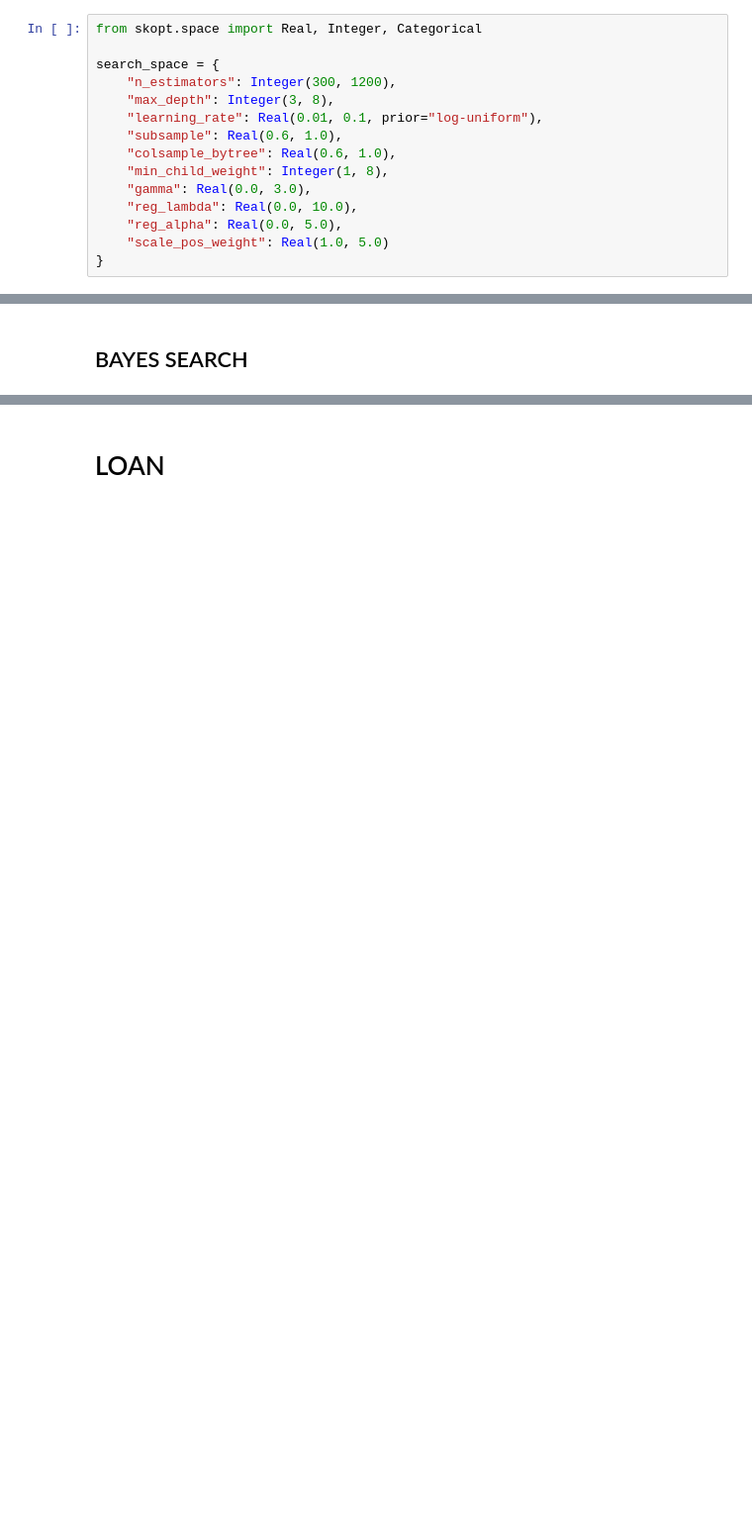
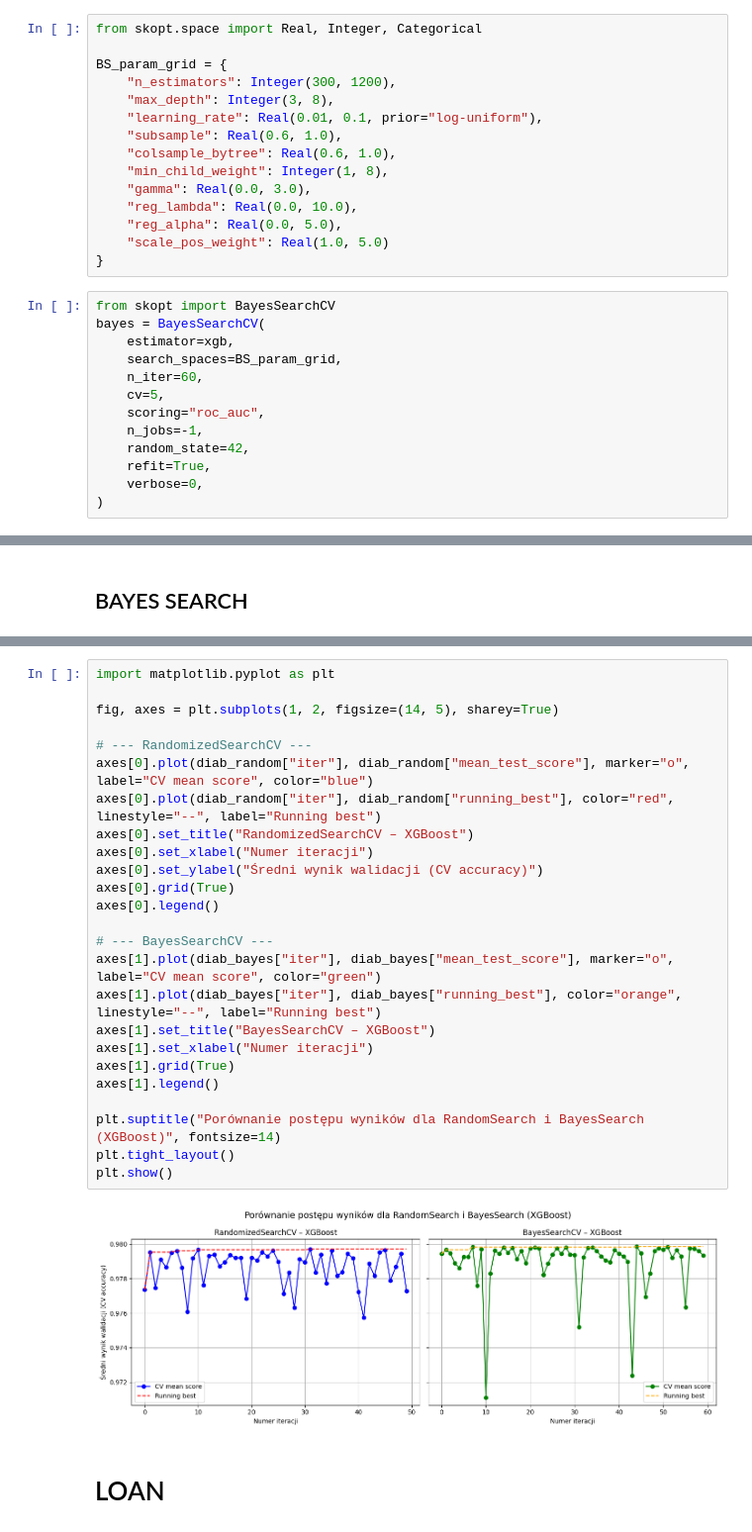
Before and after one commit to oliwiawojcicka/AutoML, a Jupyter notebook: XGBoost/xgb_tuning.ipynb, the cells around one changed output, grey strips where cells are left out. Shown at 99% size. Saved outputs shown, nothing was run; the diff lists cells and outputs as text; blank space fills up the shorter version.

```diff
--- a/XGBoost/xgb_tuning.ipynb
+++ b/XGBoost/xgb_tuning.ipynb
@@ -33,7 +49,7 @@ RS_param_grid = {
 # %%
 from skopt.space import Real, Integer, Categorical
 
-search_space = {
+BS_param_grid = {
     "n_estimators": Integer(300, 1200),
     "max_depth": Integer(3, 8),
     "learning_rate": Real(0.01, 0.1, prior="log-uniform"),
@@ -45,6 +61,19 @@ search_space = {
     "reg_alpha": Real(0.0, 5.0),
     "scale_pos_weight": Real(1.0, 5.0)
 }
+# %%
+from skopt import BayesSearchCV
+bayes = BayesSearchCV(
+    estimator=xgb,
+    search_spaces=BS_param_grid,
+    n_iter=60,
+    cv=5,
+    scoring="roc_auc",
+    n_jobs=-1,
+    random_state=42,
+    refit=True,
+    verbose=0,
+)
 # %% [markdown]
 # DIABETES
 # %%
@@ -158,3 +152,30 @@ BayesSearch – Liczba iteracji: 60
+# %%
+import matplotlib.pyplot as plt
+
+fig, axes = plt.subplots(1, 2, figsize=(14, 5), sharey=True)
+
+# --- RandomizedSearchCV ---
+axes[0].plot(diab_random["iter"], diab_random["mean_test_score"], marker="o", label="CV mean score", color="blue")
+axes[0].plot(diab_random["iter"], diab_random["running_best"], color="red", linestyle="--", label="Running best")
+axes[0].set_title("RandomizedSearchCV – XGBoost")
+axes[0].set_xlabel("Numer iteracji")
+axes[0].set_ylabel("Średni wynik walidacji (CV accuracy)")
+axes[0].grid(True)
+axes[0].legend()
+
+# --- BayesSearchCV ---
+axes[1].plot(diab_bayes["iter"], diab_bayes["mean_test_score"], marker="o", label="CV mean score", color="green")
+axes[1].plot(diab_bayes["iter"], diab_bayes["running_best"], color="orange", linestyle="--", label="Running best")
+axes[1].set_title("BayesSearchCV – XGBoost")
+axes[1].set_xlabel("Numer iteracji")
+axes[1].grid(True)
+axes[1].legend()
+
+plt.suptitle("Porównanie postępu wyników dla RandomSearch i BayesSearch (XGBoost)", fontsize=14)
+plt.tight_layout()
+plt.show()
+# %% [output]
+[figure, added]
 # %% [markdown]
 # LOAN
 # %%
```
Also changed, not shown: parts of 18 cells of this notebook.
